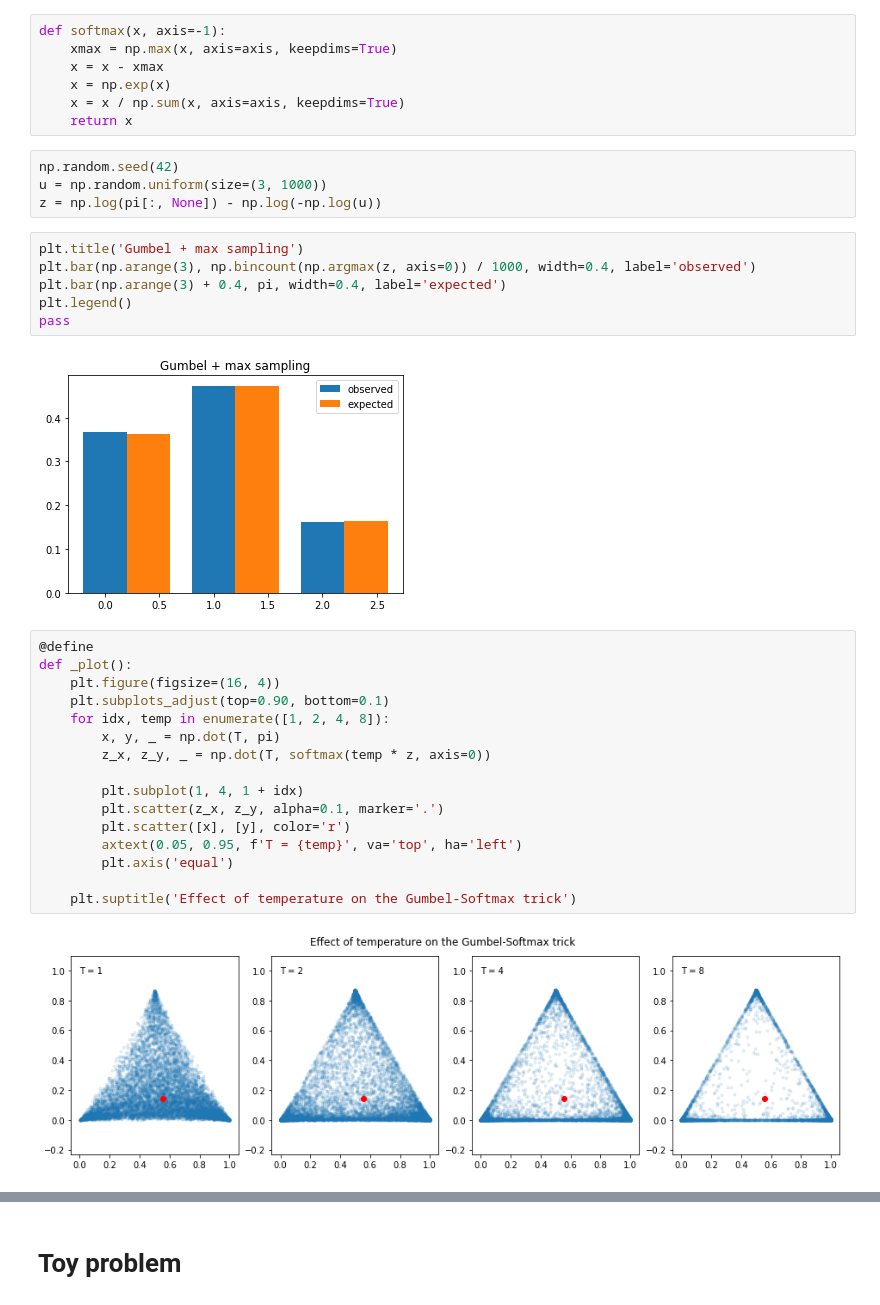
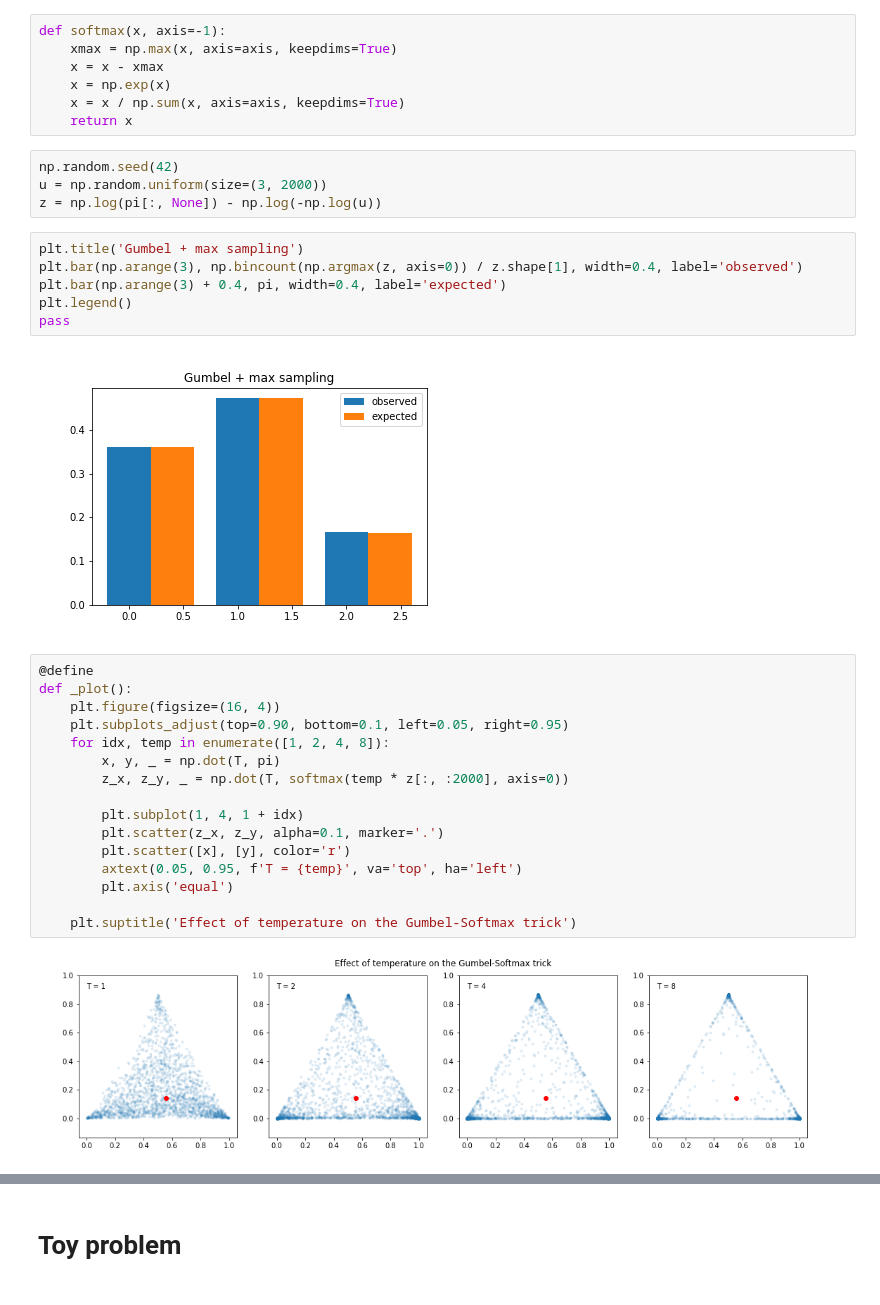
Before and after one commit to chmp/misc-exp, a Jupyter notebook: BuildingBlocks/BlackBox.ipynb, the cells around one changed output, grey strips where cells are left out. Drawn from its saved outputs; the diff is of its cells as text.

Commit message:
Rework plots

```diff
--- a/BuildingBlocks/BlackBox.ipynb
+++ b/BuildingBlocks/BlackBox.ipynb
@@ -250,24 +252,24 @@ def softmax(x, axis=-1):
     return x
 # %%
 np.random.seed(42)
-u = np.random.uniform(size=(3, 1000))
+u = np.random.uniform(size=(3, 2000))
 z = np.log(pi[:, None]) - np.log(-np.log(u))
 # %%
 plt.title('Gumbel + max sampling')
-plt.bar(np.arange(3), np.bincount(np.argmax(z, axis=0)) / 1000, width=0.4, label='observed')
+plt.bar(np.arange(3), np.bincount(np.argmax(z, axis=0)) / z.shape[1], width=0.4, label='observed')
 plt.bar(np.arange(3) + 0.4, pi, width=0.4, label='expected')
 plt.legend()
 pass
 # %% [output]
-[figure, old version]
+[figure, new version]
 # %%
 @define
 def _plot():
     plt.figure(figsize=(16, 4))
-    plt.subplots_adjust(top=0.90, bottom=0.1)
+    plt.subplots_adjust(top=0.90, bottom=0.1, left=0.05, right=0.95)
     for idx, temp in enumerate([1, 2, 4, 8]):
         x, y, _ = np.dot(T, pi)
-        z_x, z_y, _ = np.dot(T, softmax(temp * z, axis=0))
+        z_x, z_y, _ = np.dot(T, softmax(temp * z[:, :2000], axis=0))
 
         plt.subplot(1, 4, 1 + idx)
         plt.scatter(z_x, z_y, alpha=0.1, marker='.')
@@ -277,6 +279,6 @@ def _plot():
 
     plt.suptitle('Effect of temperature on the Gumbel-Softmax trick')
 # %% [output]
-[figure, old version]
+[figure, new version]
 # %%
 np.random.seed(42)
```
Also changed, not shown: parts of 8 cells of this notebook.
